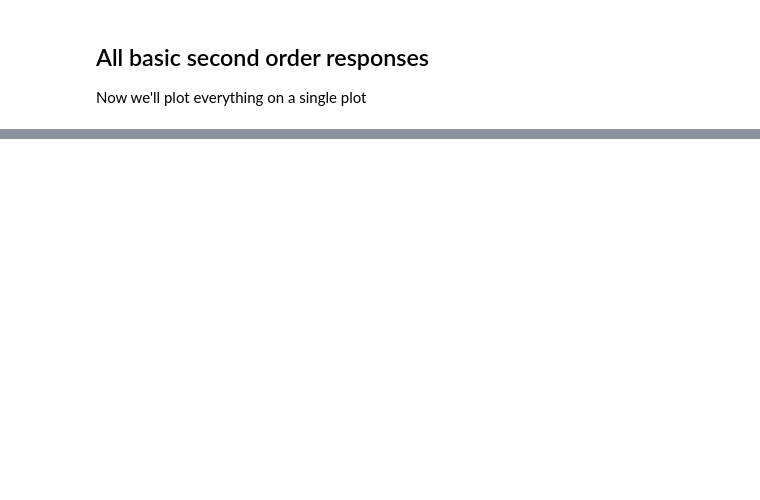
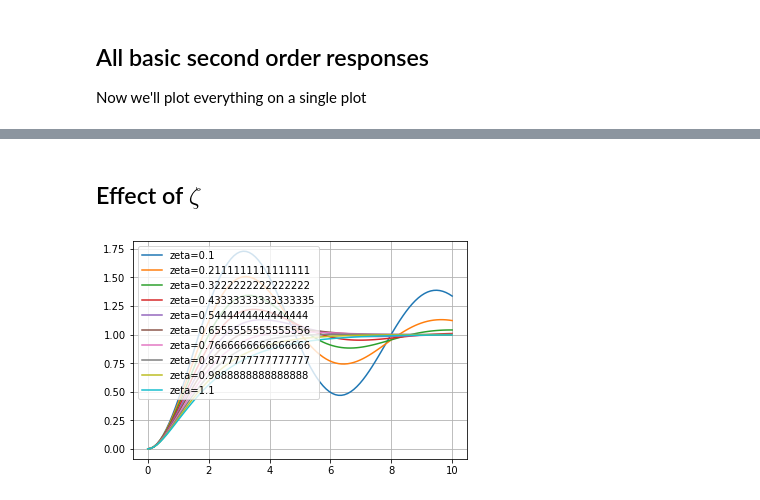
Before and after one commit to fdcl-gwu/MAE3134_examples, a Jupyter notebook: Second Order Response.ipynb, the cells around one changed output, grey strips where cells are left out. Saved outputs shown, nothing was run; the diff lists cells and outputs as text; code cells hidden in the pictures; blank space fills up the shorter version.

```diff
--- a/Second Order Response.ipynb
+++ b/Second Order Response.ipynb
@@ -112,0 +106,21 @@ plt.show()
+# %% [markdown]
+## Effect of $\zeta$
+# %%
+# plot many responses for varying zeta
+time = np.linspace(0, 10, 100)
+u = np.ones_like(time)
+wn = 1
+zeta = np.linspace(0.1, 1.1, 10)
+fig, ax = plt.subplots()
+
+for z in zeta:
+    num = [wn**2]
+    den = [1, 2*z*wn, wn**2]
+    tout, resp, x = signal.lsim((num, den), u, time)
+    ax.plot(tout, resp, label='zeta={}'.format(z))
+
+ax.grid()
+ax.legend()
+plt.show()
+# %% [output]
+[figure, added]
```
Also changed, not shown: parts of 8 cells of this notebook, 3 other files.
